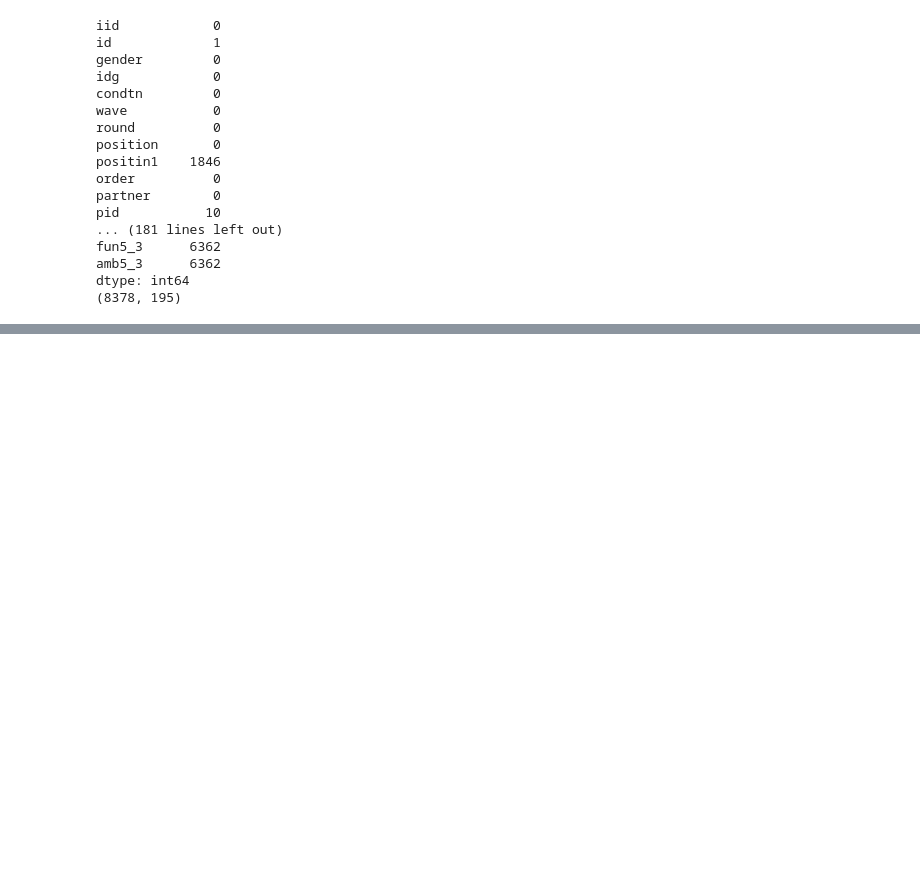
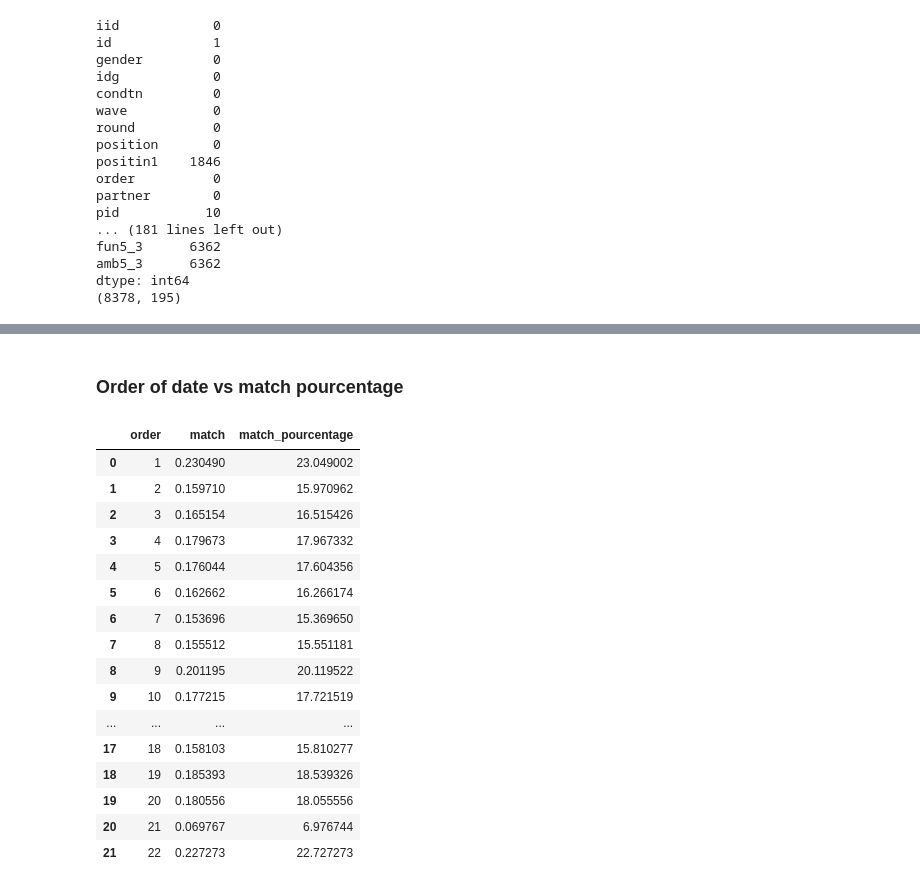
Before and after one commit to qxzjy/dsfs-ft-34, a Jupyter notebook: eda_module/project/eda_project.ipynb, the cells around one changed output, grey strips where cells are left out. Drawn from its saved outputs; the diff is of its cells as text; code cells hidden in the pictures; blank space fills up the shorter version.

```diff
--- a/eda_module/project/eda_project.ipynb
+++ b/eda_module/project/eda_project.ipynb
@@ -51,0 +187,35 @@ dtype: int64
+# %% [markdown]
+### Order of date vs match pourcentage
+# %%
+df_order_match = df_main_data.groupby("order")[["match"]].mean().reset_index()
+df_order_match["match_pourcentage"] = df_order_match["match"].apply(lambda x : x*100)
+display(df_order_match)
+
+graph_labels = {"order":"Number of date",
+                "match_pourcentage":"Match pourcentage (%)"}
+
+fig_3 = px.scatter(df_order_match,
+                   x="order",
+                   y="match_pourcentage",
+                   title="Titre",
+                   labels=graph_labels,
+                   trendline="ols")
+fig_3.show()
+# %% [output]
+|  | order | match | match_pourcentage |
+| 0 | 1 | 0.230490 | 23.049002 |
+| 1 | 2 | 0.159710 | 15.970962 |
+| 2 | 3 | 0.165154 | 16.515426 |
+| 3 | 4 | 0.179673 | 17.967332 |
+| 4 | 5 | 0.176044 | 17.604356 |
+| 5 | 6 | 0.162662 | 16.266174 |
+| 6 | 7 | 0.153696 | 15.369650 |
+| 7 | 8 | 0.155512 | 15.551181 |
+| 8 | 9 | 0.201195 | 20.119522 |
+| 9 | 10 | 0.177215 | 17.721519 |
+| ... | ... | ... | ... |
+| 17 | 18 | 0.158103 | 15.810277 |
+| 18 | 19 | 0.185393 | 18.539326 |
+| 19 | 20 | 0.180556 | 18.055556 |
+| 20 | 21 | 0.069767 | 6.976744 |
+| 21 | 22 | 0.227273 | 22.727273 |
```
Also changed, not shown: parts of 13 cells of this notebook, 27 other files.
